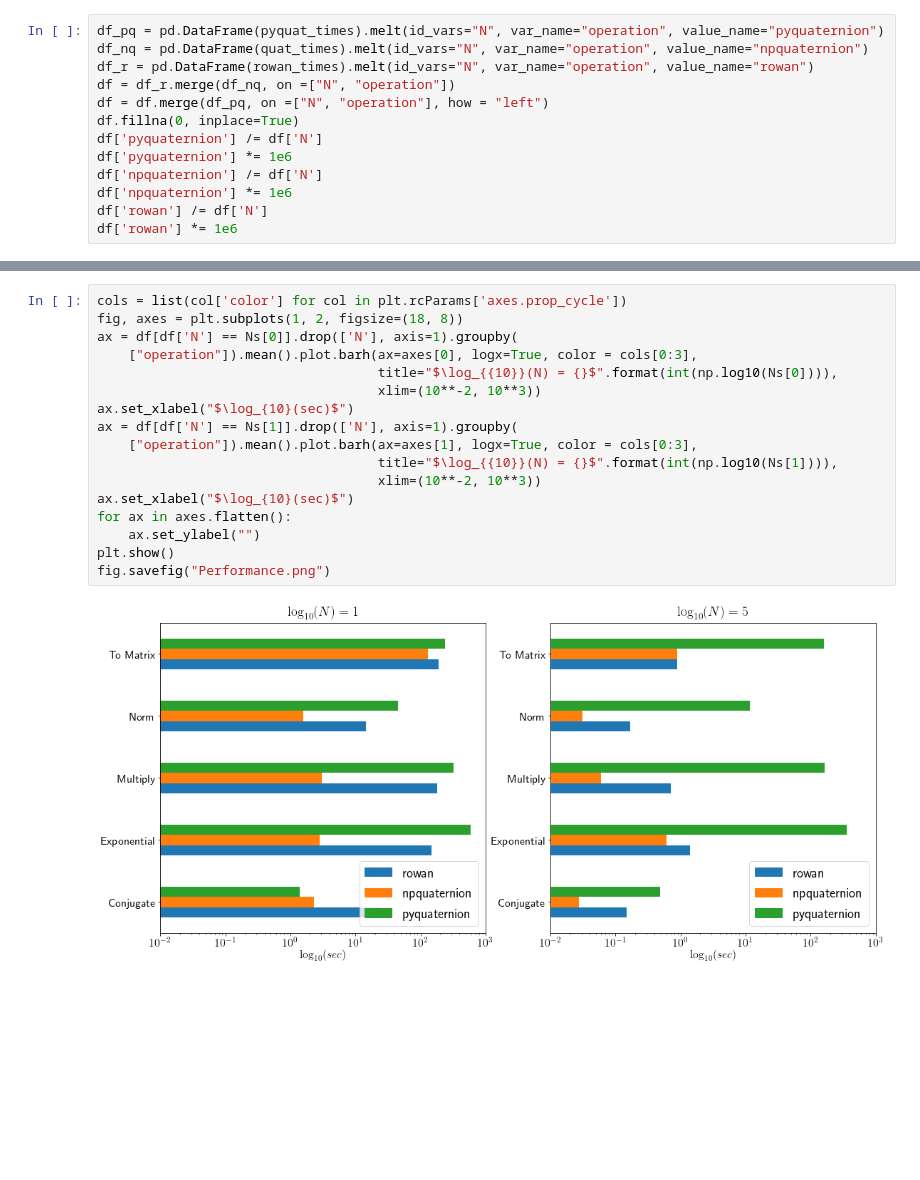
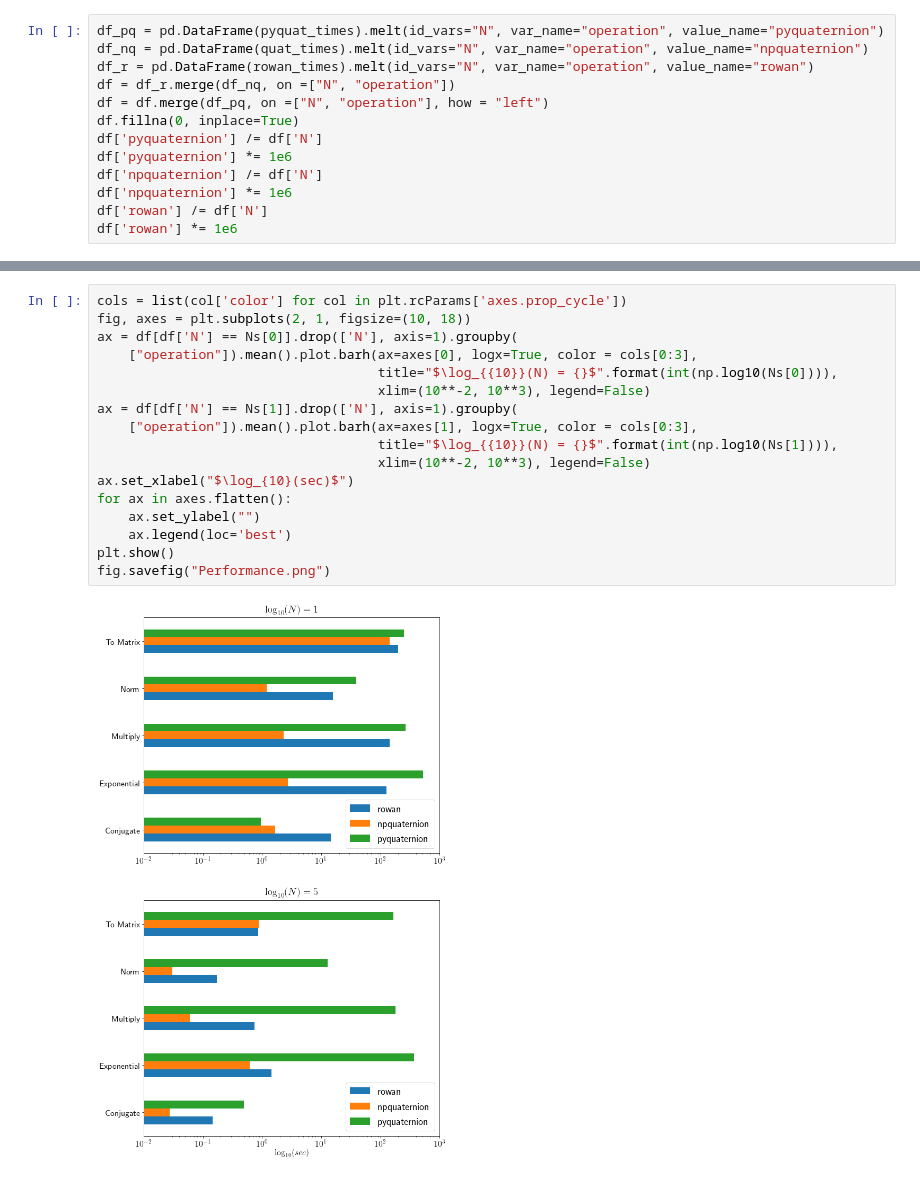
Before and after one commit to glotzerlab/rowan, a Jupyter notebook: benchmarks/Benchmarks.ipynb, the cells around one changed output, grey strips where cells are left out. Saved outputs shown, nothing was run; the diff lists cells and outputs as text; blank space fills up the shorter version.

Commit message:
Update paper and figure with editor comments

```diff
--- a/benchmarks/Benchmarks.ipynb
+++ b/benchmarks/Benchmarks.ipynb
@@ -235,19 +235,19 @@ view
 # %%
 cols = list(col['color'] for col in plt.rcParams['axes.prop_cycle'])
-fig, axes = plt.subplots(1, 2, figsize=(18, 8))
+fig, axes = plt.subplots(2, 1, figsize=(10, 18))
 ax = df[df['N'] == Ns[0]].drop(['N'], axis=1).groupby(
     ["operation"]).mean().plot.barh(ax=axes[0], logx=True, color = cols[0:3],
                                     title="$\log_{{10}}(N) = {}$".format(int(np.log10(Ns[0]))),
-                                    xlim=(10**-2, 10**3))
-ax.set_xlabel("$\log_{10}(sec)$")
+                                    xlim=(10**-2, 10**3), legend=False)
 ax = df[df['N'] == Ns[1]].drop(['N'], axis=1).groupby(
     ["operation"]).mean().plot.barh(ax=axes[1], logx=True, color = cols[0:3],
                                     title="$\log_{{10}}(N) = {}$".format(int(np.log10(Ns[1]))),
-                                    xlim=(10**-2, 10**3))
+                                    xlim=(10**-2, 10**3), legend=False)
 ax.set_xlabel("$\log_{10}(sec)$")
 for ax in axes.flatten():
     ax.set_ylabel("")
+    ax.legend(loc='best')
 plt.show()
 fig.savefig("Performance.png")
 # %% [output]
-[figure, old version]
+[figure, new version]
```
Also changed, not shown: parts of 1 cell of this notebook, 2 other files.
